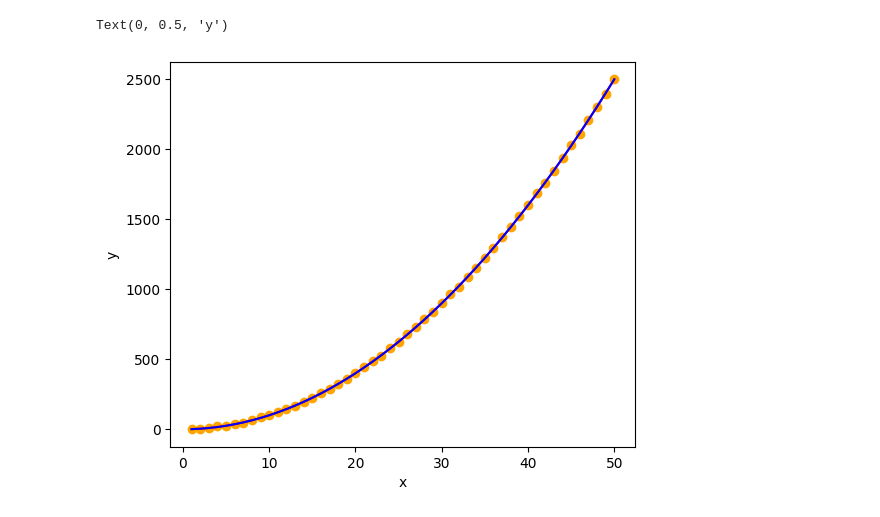
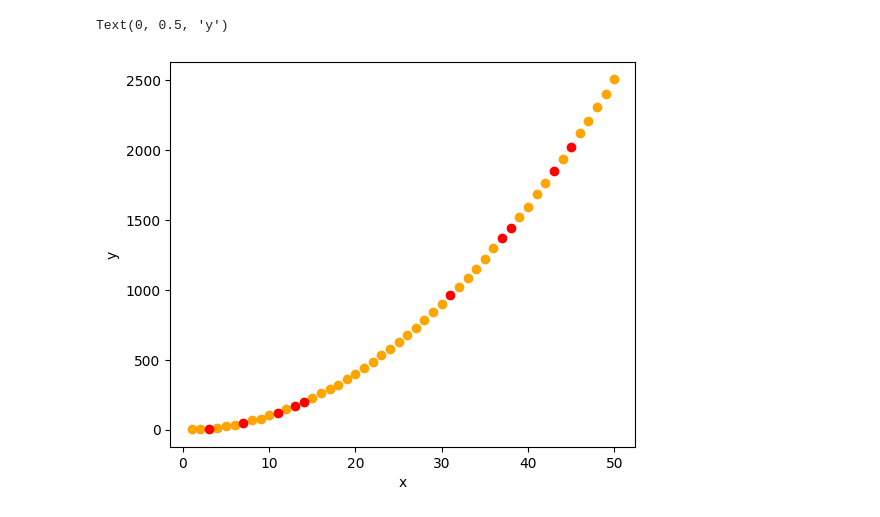
Before and after one commit to OmerTurk1/ML-From-Scratch, a Jupyter notebook: PolynomialFeatures.ipynb, the cells around one changed output. Saved outputs shown, nothing was run; the diff lists cells and outputs as text; code cells hidden in the pictures.

Commit message:
Model predicts great

```diff
--- a/PolynomialFeatures.ipynb
+++ b/PolynomialFeatures.ipynb
@@ -54,3 +99,5 @@ Text(0, 0.5, 'y')
 # %%
 X = df.drop(columns="y")
 Y = df["y"]
+X_train, X_test, y_train, y_test = train_test_split(X, Y, test_size=0.2)
+X_train.head()
@@ -93,0 +111,5 @@ array([ 1.0065941 ,  4.03505007,  9.06104548, 16.08458033, 25.10565462])
+# %%
+scaler = MinMaxScaler()
+X_train_scaled = pd.DataFrame(scaler.fit_transform(X_train),columns=X_train.columns)
+X_test_scaled = pd.DataFrame(scaler.transform(X_test),columns=X_train.columns)
+X_train_scaled.head()
@@ -93,0 +129,3 @@ array([ 1.0065941 ,  4.03505007,  9.06104548, 16.08458033, 25.10565462])
+# %%
+model = PolynomialFeatures(deg=2, a=0.5)
+model.fit(X_train_scaled, y_train, criteria=0.01)
@@ -93,0 +158,3 @@ array([ 1.0065941 ,  4.03505007,  9.06104548, 16.08458033, 25.10565462])
+# %%
+y_pred = model.predict(X_test_scaled)
+print(y_pred[:10])
@@ -94,10 +173,9 @@ array([ 1.0065941 ,  4.03505007,  9.06104548, 16.08458033, 25.10565462])
 # %%
 plt.figure(figsize=(6,5))
-plt.scatter(df["x"], df["y"], c="orange")
-plt.plot(x,preds,c="red")
-plt.plot(x,x**2,c="blue")
+plt.scatter(X_train, y_train, c="orange")
+plt.scatter(X_test, y_pred, c="red")
 plt.xlabel("x")
 plt.ylabel("y")
 # %% [output]
 Text(0, 0.5, 'y')
-[figure, old version]
+[figure, new version]
```
Also changed, not shown: parts of 16 cells of this notebook.
